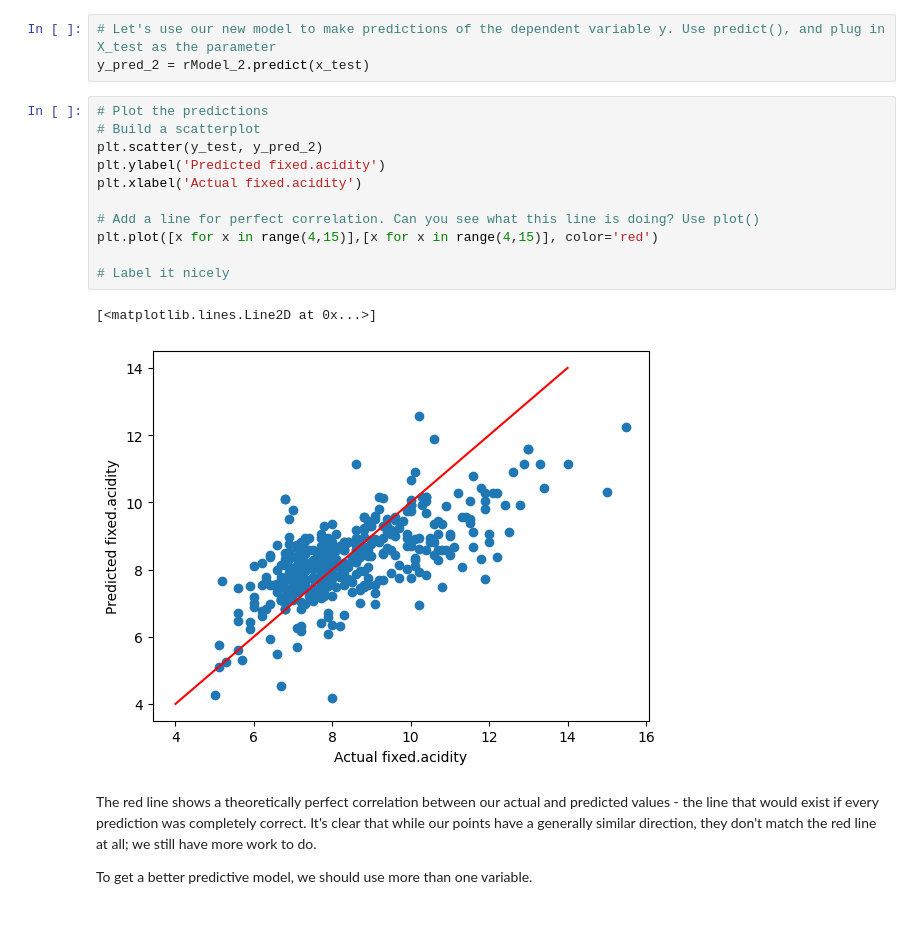
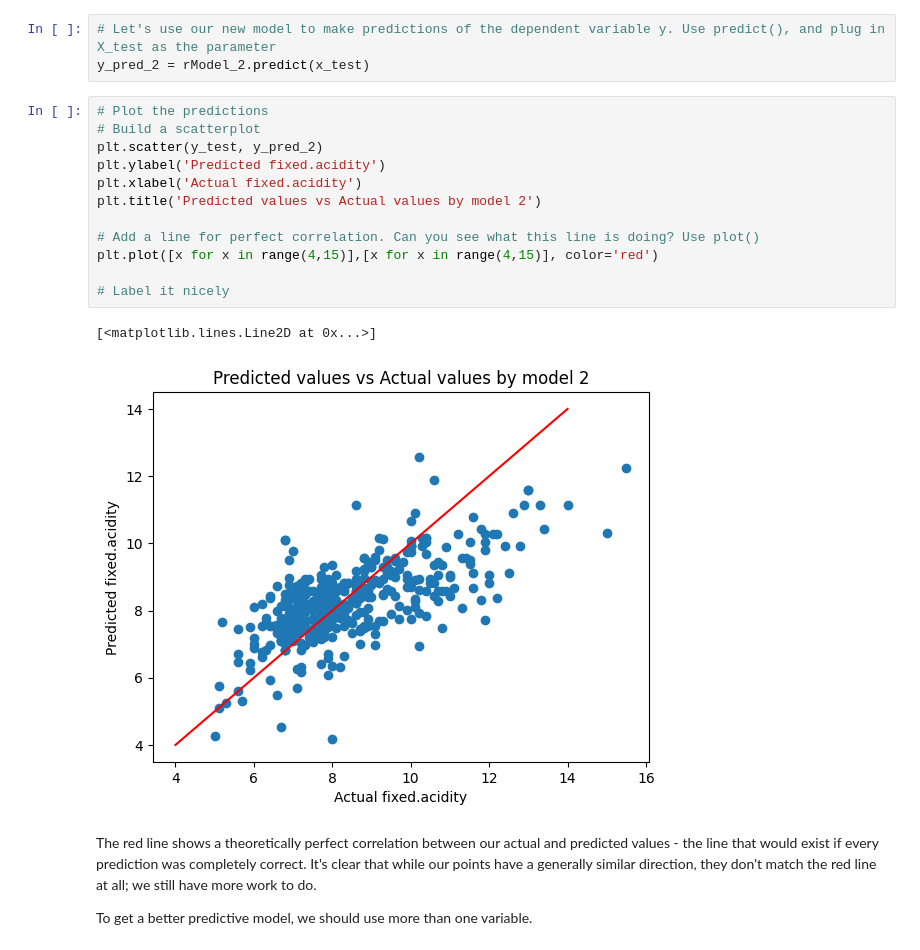
Before and after one commit to dqminhv/Springboard_Unit_11.4.1_Case_Study_Linear_Regression_1, a Jupyter notebook: 11.4.1 Case Study - Linear Regression/Springboard Regression Case Study - the Red Wine Dataset - Tier 3.ipynb, the cells around one changed output. Drawn from its saved outputs; the diff is of its cells as text; blank space fills up the shorter version.

```diff
--- a/11.4.1 Case Study - Linear Regression/Springboard Regression Case Study - the Red Wine Dataset - Tier 3.ipynb
+++ b/11.4.1 Case Study - Linear Regression/Springboard Regression Case Study - the Red Wine Dataset - Tier 3.ipynb
@@ -372,17 +373,18 @@ y_pred_2 = rModel_2.predict(x_test)
 # %%
 # Plot the predictions
 # Build a scatterplot
 plt.scatter(y_test, y_pred_2)
 plt.ylabel('Predicted fixed.acidity')
 plt.xlabel('Actual fixed.acidity')
+plt.title('Predicted values vs Actual values by model 2')
 
 # Add a line for perfect correlation. Can you see what this line is doing? Use plot()
 plt.plot([x for x in range(4,15)],[x for x in range(4,15)], color='red')
 
 # Label it nicely
 # %% [output]
 [<matplotlib.lines.Line2D at 0x...>]
-[figure, old version]
+[figure, new version]
 # %% [markdown]
 The red line shows a theoretically perfect correlation between our actual and predicted values - the line that would exist if every prediction was completely correct. It's clear that while our points have a generally similar direction, they don't match the red line at all; we still have more work to do.
 
```
Also changed, not shown: parts of 3 cells of this notebook.
